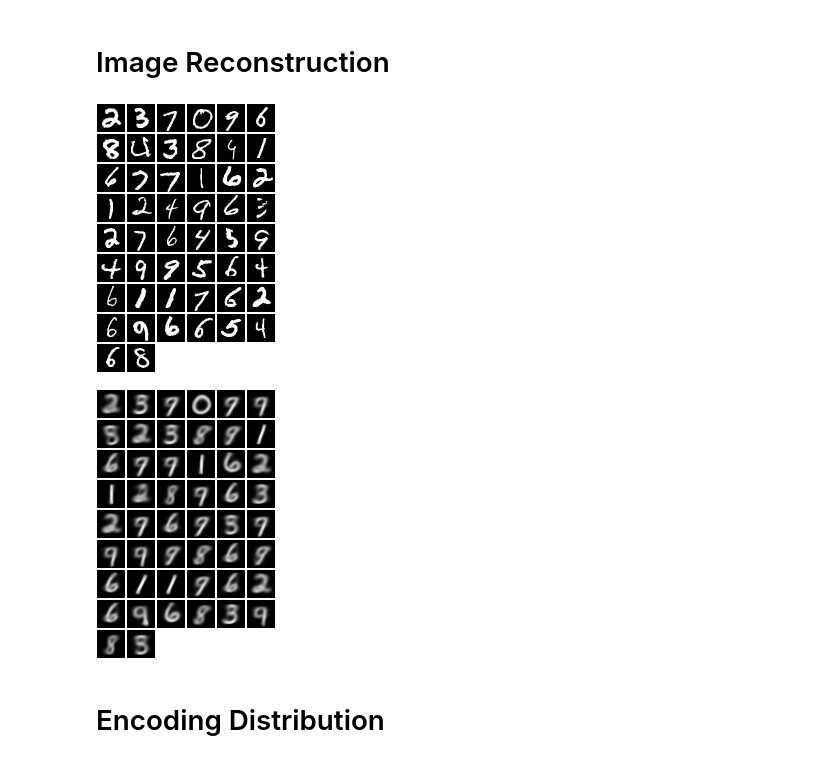
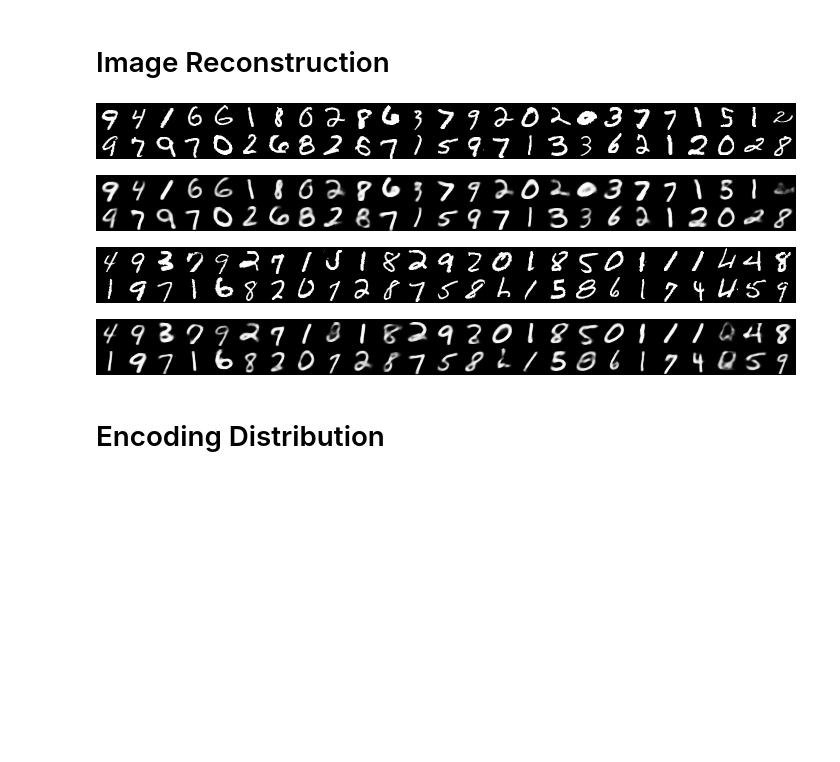
Before and after one commit to RuiShu/variational-autoencoder, a Jupyter notebook: visualization/mnist_gmm_vae.ipynb, the cells around one changed output. Saved outputs shown, nothing was run; the diff lists cells and outputs as text; code cells hidden in the pictures; blank space fills up the shorter version.

Commit message:
Update visualizations
Increase use of grid.stack(). Add large scale visualization of sampled values

```diff
--- a/visualization/mnist_gmm_vae.ipynb
+++ b/visualization/mnist_gmm_vae.ipynb
@@ -16,22 +17,32 @@ cmd = {h_size = 400, z_size = 1}
 # %%
 N = 50
 data = MnistManager(50):cuda()
-saved = torch.load('save/GmmVae.t7')
+saved = torch.load('save/GmmVae_z10_m1000.t7')
 vae = saved.vae
 # %% [markdown]
 # Image Reconstruction
 # %%
 data:shuffle()
 input = data:next()[1]
-mask = input:clone():zero()
-pmulv, mulv, recon = unpack(vae.model:forward({mask, input}))
+pmulv, mulv, recon = unpack(vae.model:forward(input))
 -- original image
-itorch.image(input:reshape(N, 1, 28, 28))
+itorch.image(grid.stack(input:reshape(N, 28, 28), 2, 25))
 -- reconstructed image
-itorch.image(recon:reshape(N, 1, 28, 28))
+itorch.image(grid.stack(recon:reshape(N, 28, 28), 2, 25))
 # %% [output]
-[figure, old version]
+[figure, new version]
-[figure, old version]
+[figure, new version]
+# %%
+data:shuffleValid()
+input = data:nextValid()[1]
+pmulv, mulv, recon = unpack(vae.model:forward(input))
+-- original image
+itorch.image(grid.stack(input:reshape(N, 28, 28), 2, 25))
+-- reconstructed image
+itorch.image(grid.stack(recon:reshape(N, 28, 28), 2, 25))
+# %% [output]
+[figure, added]
+[figure, added]
 # %% [markdown]
 # Encoding Distribution
 # %%
```
Also changed, not shown: parts of 11 cells of this notebook, 3 other files.
